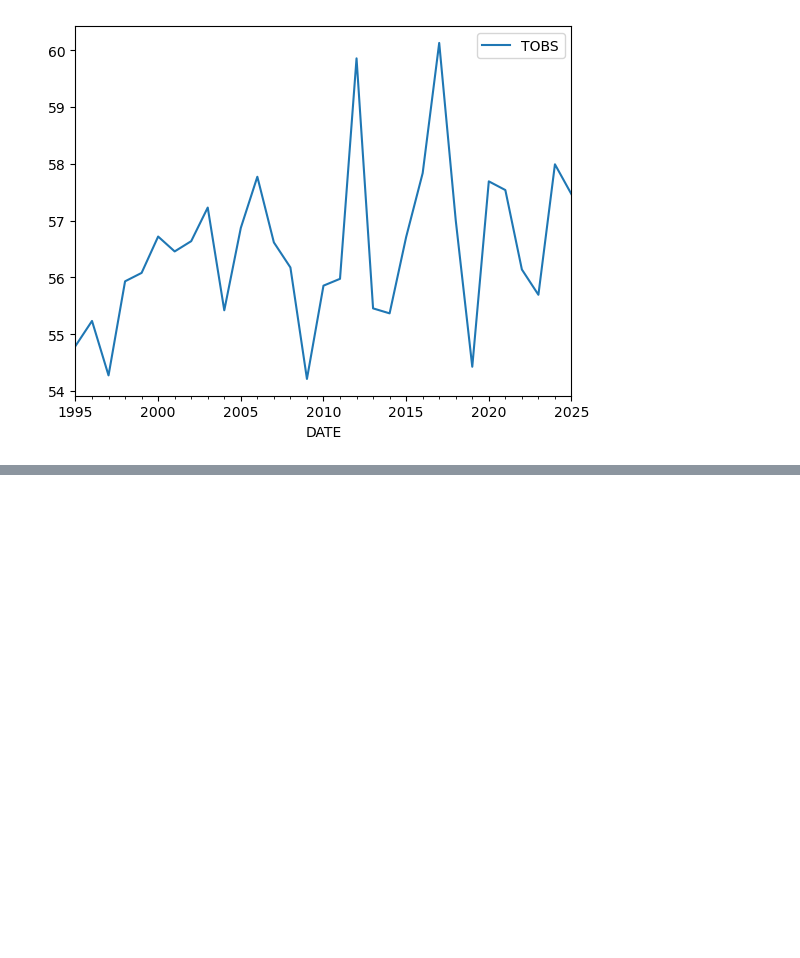
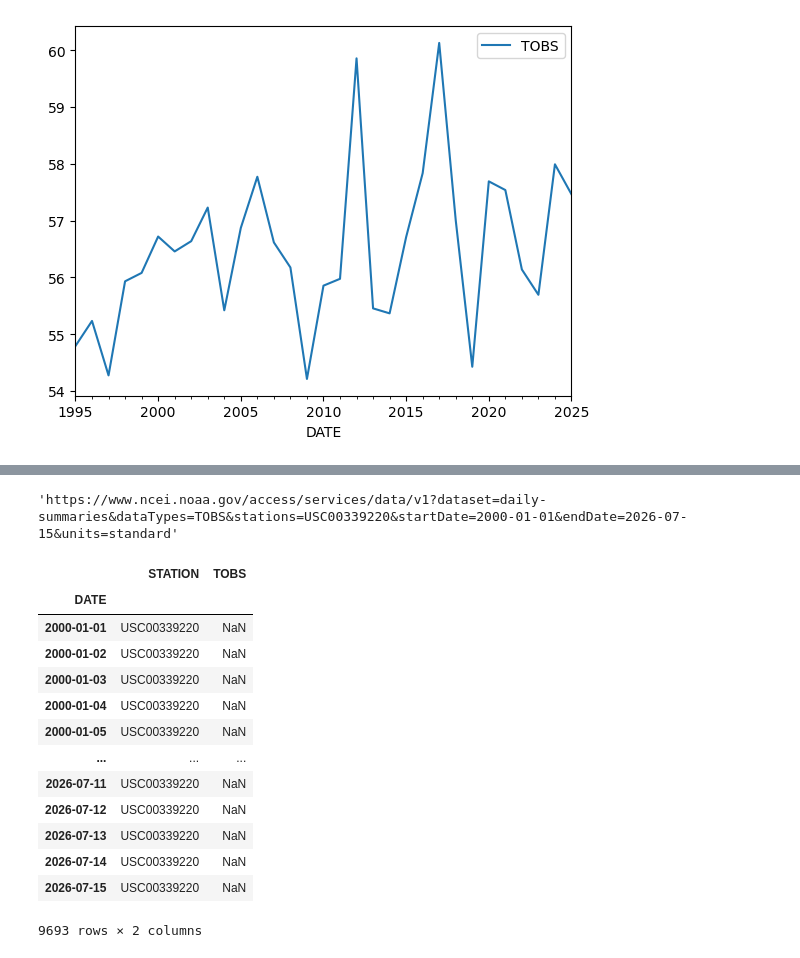
Before and after one commit to cu-esiil-edu/01-climate-madhuravkulkarni, a Jupyter notebook: notebooks/climatedata_analysis.ipynb, the cells around one changed output, grey strips where cells are left out. Saved outputs shown, nothing was run; the diff lists cells and outputs as text; code cells hidden in the pictures; blank space fills up the shorter version.

```diff
--- a/notebooks/climatedata_analysis.ipynb
+++ b/notebooks/climatedata_analysis.ipynb
@@ -134,3 +134,39 @@ boulder_30yr_plot
 # %%
 # Save interactive plot as html to host on the web
 hv.save(boulder_30yr_plot, 'boulder_plot.html') #this gives filename
+# %%
+# Create an API call to the NOAA NCEI database - for Wilmington, Ohio
+ncei_url = ('https://www.ncei.noaa.gov/access/services/data/v1'
+           '?dataset=daily-summaries'
+           '&dataTypes=TOBS'
+           '&stations=USC00339220'
+           '&startDate=2000-01-01'
+           '&endDate=2026-07-15'
+           '&units=standard')
+ncei_url
+# %% [output]
+'https://www.ncei.noaa.gov/access/services/data/v1?dataset=daily-summaries&dataTypes=TOBS&stations=USC00339220&startDate=2000-01-01&endDate=2026-07-15&units=standard'
+# %%
+# Open and clean the data for Wilmington, Ohio
+wilmington_df = pd.read_csv(
+    ncei_url,
+    na_values=["-99"],
+    index_col="DATE",
+    parse_dates=["DATE"]
+)
+wilmington_df
+# %% [output]
+|  | STATION | TOBS |
+| DATE |  |  |
+| 2000-01-01 | USC00339220 | NaN |
+| 2000-01-02 | USC00339220 | NaN |
+| 2000-01-03 | USC00339220 | NaN |
+| 2000-01-04 | USC00339220 | NaN |
+| 2000-01-05 | USC00339220 | NaN |
+| ... | ... | ... |
+| 2026-07-11 | USC00339220 | NaN |
+| 2026-07-12 | USC00339220 | NaN |
+| 2026-07-13 | USC00339220 | NaN |
+| 2026-07-14 | USC00339220 | NaN |
+| 2026-07-15 | USC00339220 | NaN |
+9693 rows × 2 columns
```
Also changed, not shown: parts of 2 cells of this notebook.
